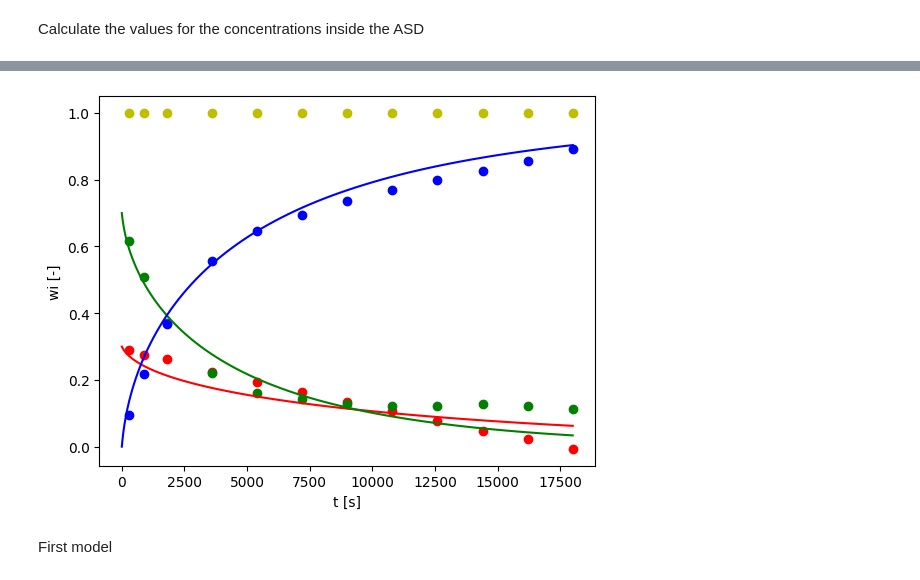
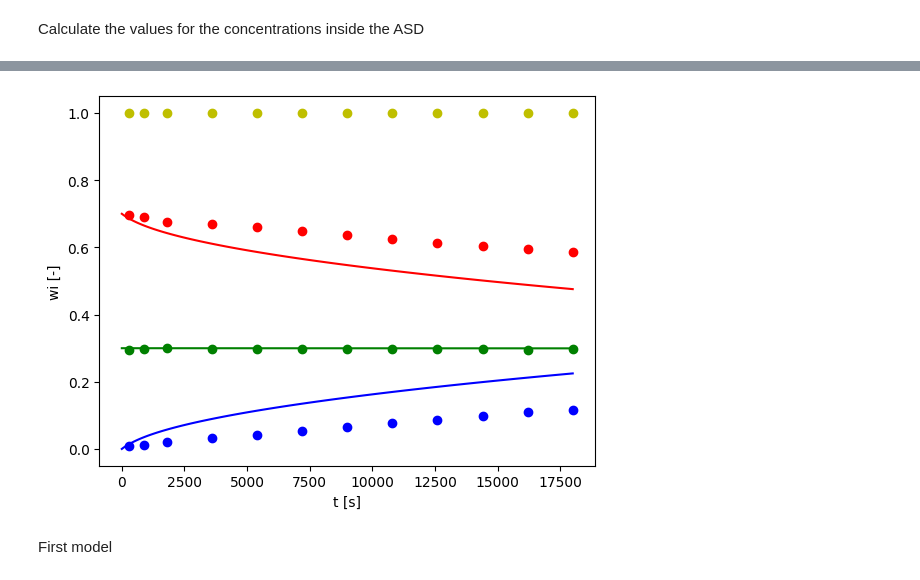
Before and after one commit to Borrdom/diffusionpy, a Jupyter notebook: examples_notebooks/001_First_approach_ideal.ipynb, the cells around one changed output, grey strips where cells are left out. Cells and saved outputs as stored; diff of their text form; code cells hidden in the pictures.

```diff
--- a/examples_notebooks/001_First_approach_ideal.ipynb
+++ b/examples_notebooks/001_First_approach_ideal.ipynb
@@ -208,7 +208,7 @@ def Choose_ASD(ASD_L,ASD_DL):
             return np.hstack((wt[:,0],wt[:,1]))
         wexp=np.hstack((wAPI_ASD,wPol_ASD))
         Dscale=1E11
-        qopt_H2O, qcov_H2O= curve_fit(Diffforfit,texp,wexp,bounds=(1E-4,1E4),p0=(100,100,100))
+        qopt_H2O, qcov_H2O= curve_fit(Diffforfit,texp,wexp,bounds=(1E-4,1E4),p0=(100,100,1))
         Dvecopt=1/Dscale*qopt_H2O
         print(Dvecopt)
         wt=Diffusion_MS(t,L,Dvecopt,wi_0,wi_8,Mi,mobile)
@@ -222,7 +222,7 @@ def Choose_ASD(ASD_L,ASD_DL):
     fit_Diff_ASD(wAPI_ASD,wPol_ASD,wH2O_ASD,wges_ASD)
 
 # Dvec=np.asarray([15E-11,2E-12,20E-8])
-Choose_ASD(0.25,0.3)
+Choose_ASD(1,0.7)
 # %% [output]
 100.0
 100.0
@@ -244,4 +244,4 @@ Choose_ASD(0.25,0.3)
-[figure, old version]
+[figure, new version]
 # %% [markdown]
 First model
 # %%
```
Also changed, not shown: parts of 1 cell of this notebook, 3 other files.
